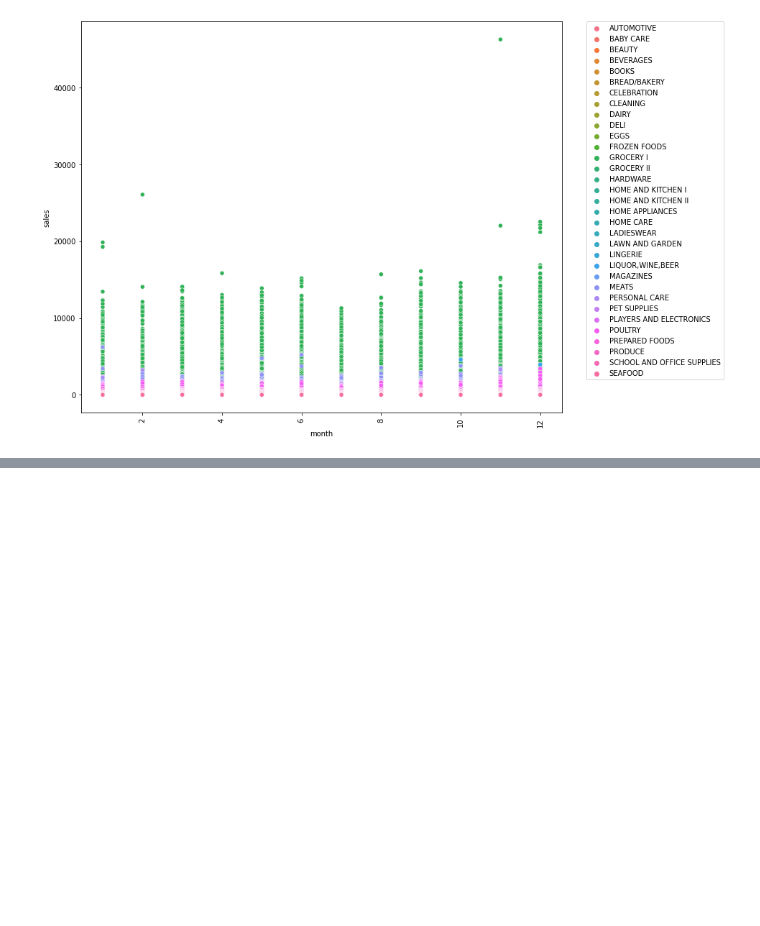
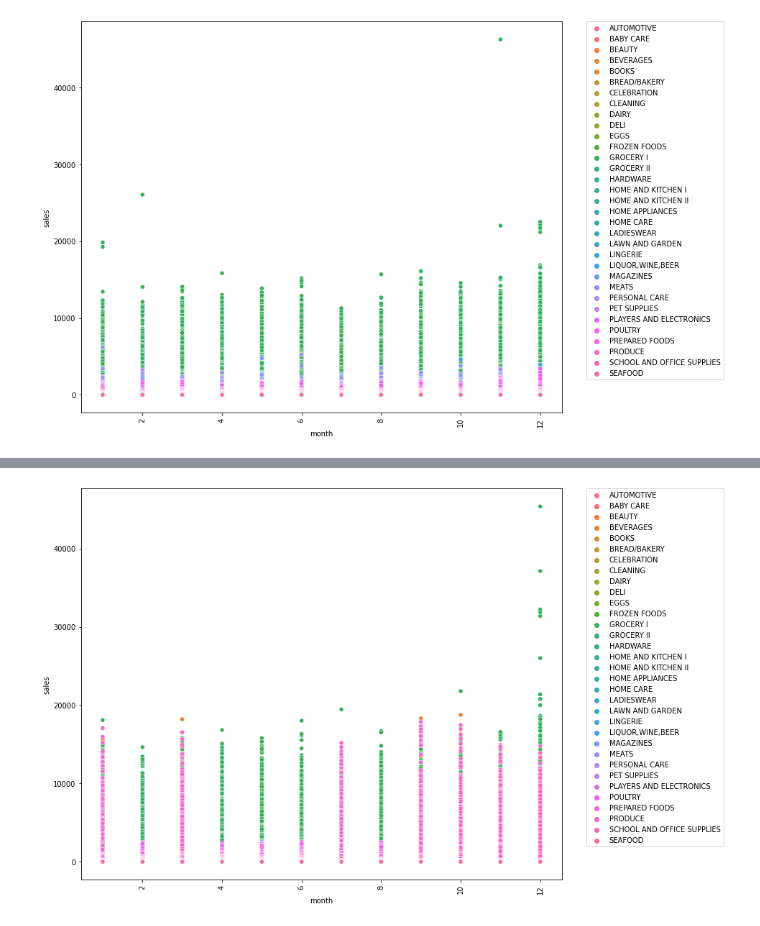
Before and after one commit to mrdaraujo/business_case_869, a Jupyter notebook: notebooks/Plotting Graphs (Digging deeper in data analysis).ipynb, the cells around one changed output, grey strips where cells are left out. Drawn from its saved outputs; the diff is of its cells as text; code cells hidden in the pictures; blank space fills up the shorter version.

```diff
--- a/notebooks/Plotting Graphs (Digging deeper in data analysis).ipynb
+++ b/notebooks/Plotting Graphs (Digging deeper in data analysis).ipynb
@@ -214,0 +414,3 @@ df_train_stores_2013.nunique
+# %%
+df_train_stores_2014 = df_train_stores[df_train_stores["Year"]== 2014]
+df_train_stores_2014
@@ -214,0 +431,7 @@ df_train_stores_2013.nunique
+# %%
+plt.figure(figsize=(12,10))
+sns.scatterplot(x='month', y='sales', data=df_train_stores_2014, hue='family')
+plt.xticks(rotation=90)
+plt.legend(bbox_to_anchor=(1.05, 1), loc='upper left', borderaxespad=0);
+# %% [output]
+[figure, added]
```
Also changed, not shown: parts of 66 cells of this notebook, 1 other file.
